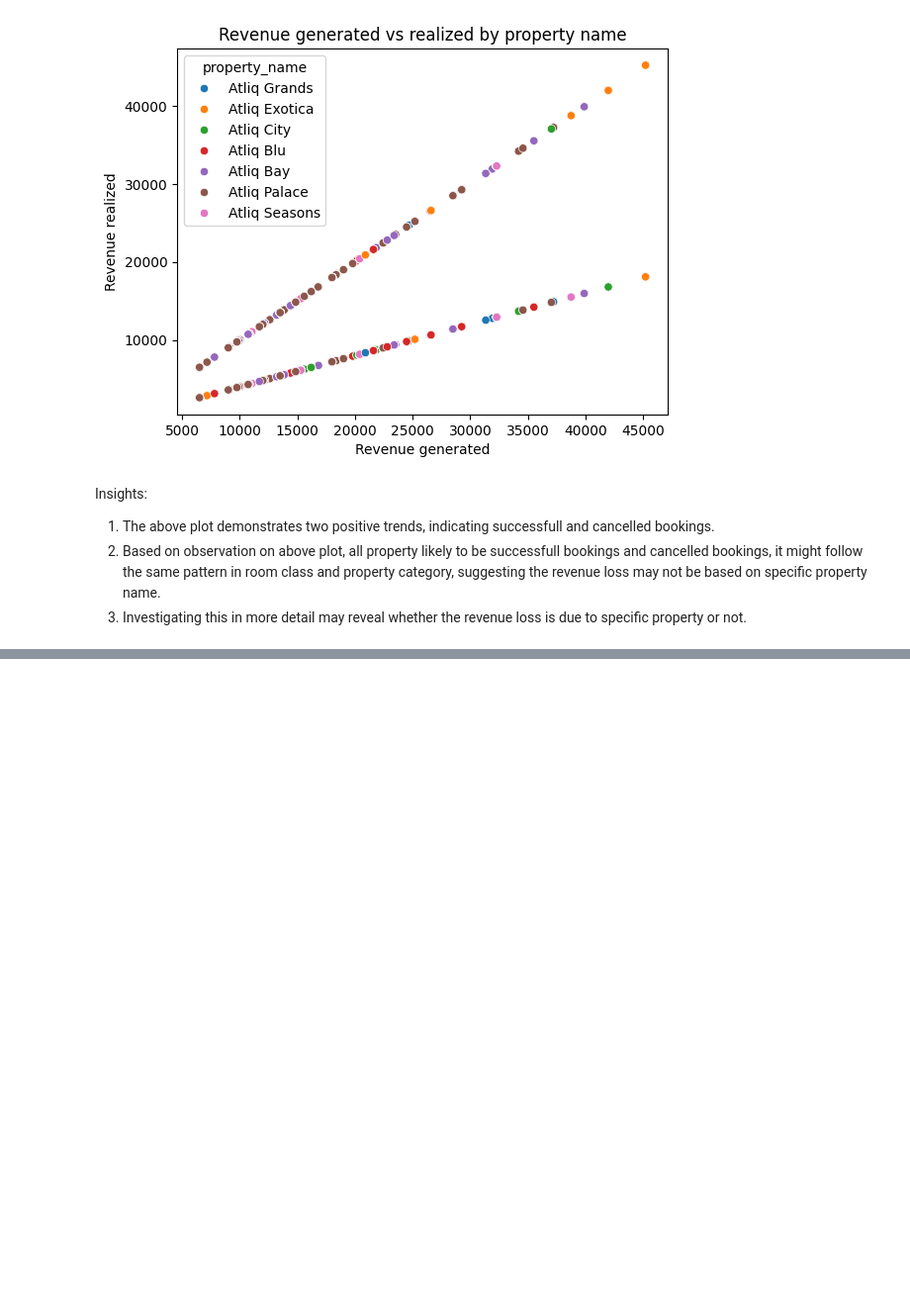
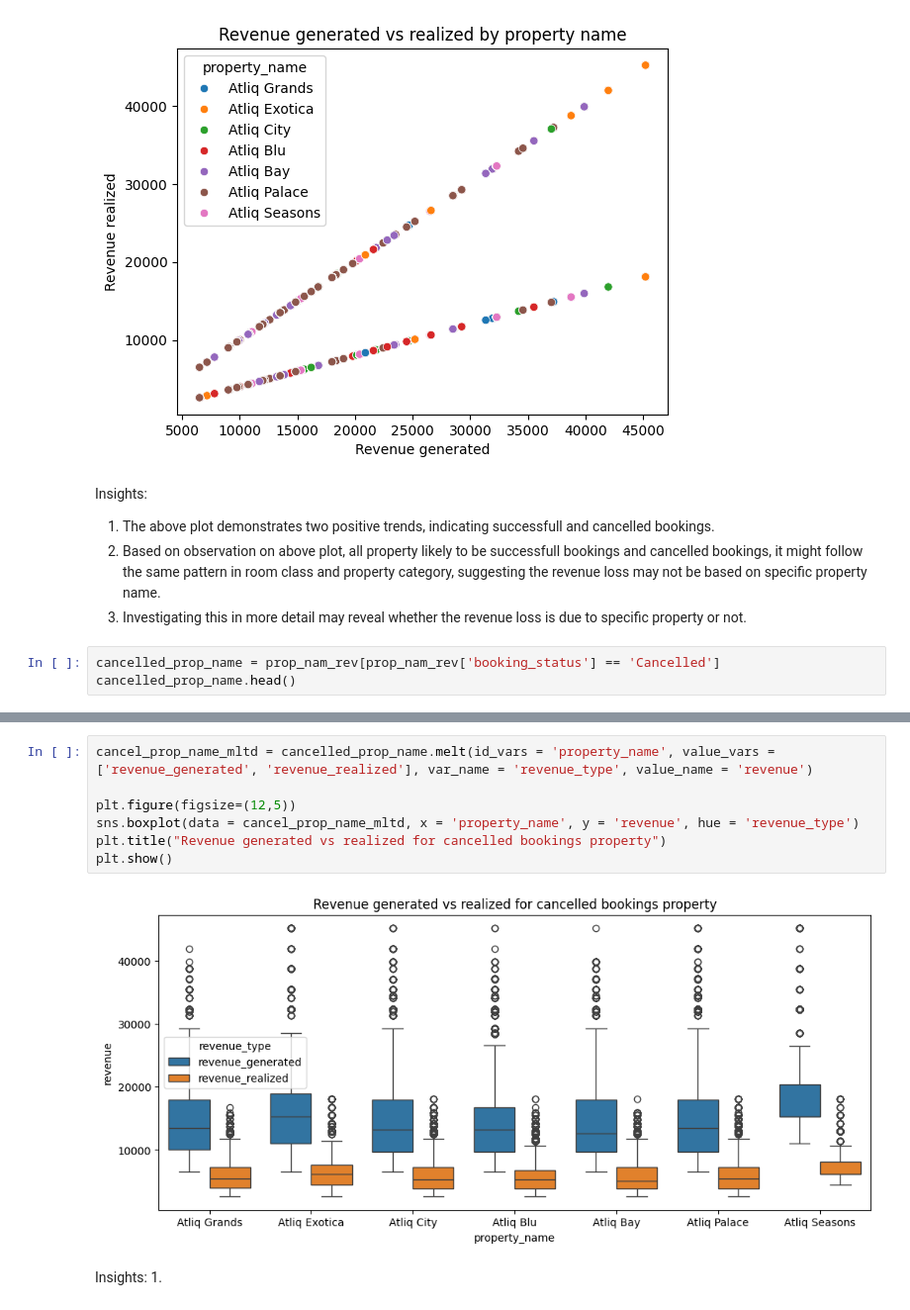
Before and after one commit to Bhuvi128/Hospitality-Revenue-Optimization-Data-analysis, a Jupyter notebook: Hospitality Revenue Optimzation.ipynb, the cells around one changed output, grey strips where cells are left out. Shown at 99% size. Cells and saved outputs as stored; diff of their text form; blank space fills up the shorter version.

```diff
--- a/Hospitality Revenue Optimzation.ipynb
+++ b/Hospitality Revenue Optimzation.ipynb
@@ -600,3 +581,6 @@ Insights:
 1. The above plot demonstrates two positive trends, indicating successfull and cancelled bookings.
 2. Based on observation on above plot, all property likely to be successfull bookings and cancelled bookings, it might follow the same pattern in room class and property category, suggesting the revenue loss may not be based on specific property name.
 3. Investigating this in more detail may reveal whether the revenue loss is due to specific property or not.
+# %%
+cancelled_prop_name = prop_nam_rev[prop_nam_rev['booking_status'] == 'Cancelled']
+cancelled_prop_name.head()
@@ -602,0 +594,12 @@ Insights:
+# %%
+cancel_prop_name_mltd = cancelled_prop_name.melt(id_vars = 'property_name', value_vars = ['revenue_generated', 'revenue_realized'], var_name = 'revenue_type', value_name = 'revenue')
+
+plt.figure(figsize=(12,5))
+sns.boxplot(data = cancel_prop_name_mltd, x = 'property_name', y = 'revenue', hue = 'revenue_type')
+plt.title("Revenue generated vs realized for cancelled bookings property")
+plt.show()
+# %% [output]
+[figure, added]
+# %% [markdown]
+Insights:
+1.
```
Also changed, not shown: parts of 8 cells of this notebook, 1 other file.
